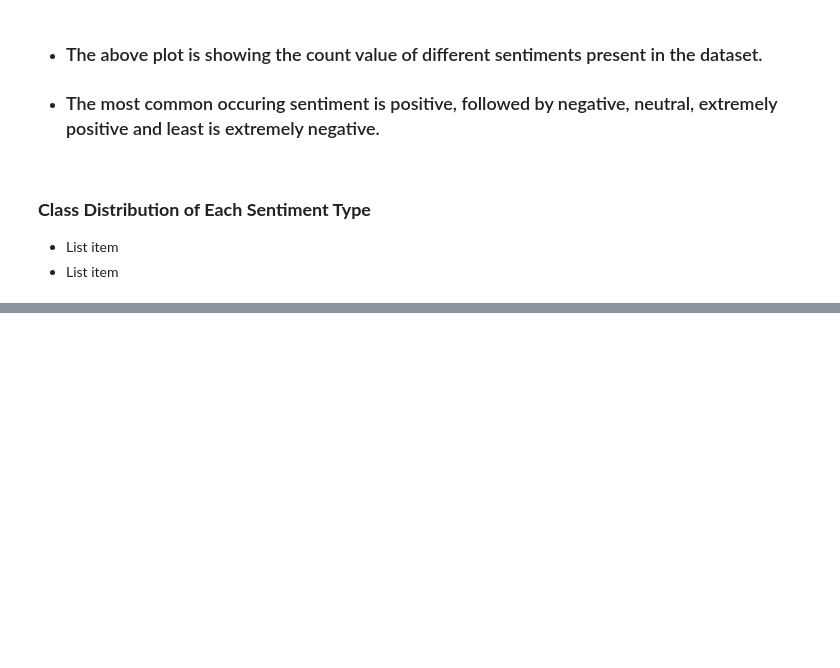
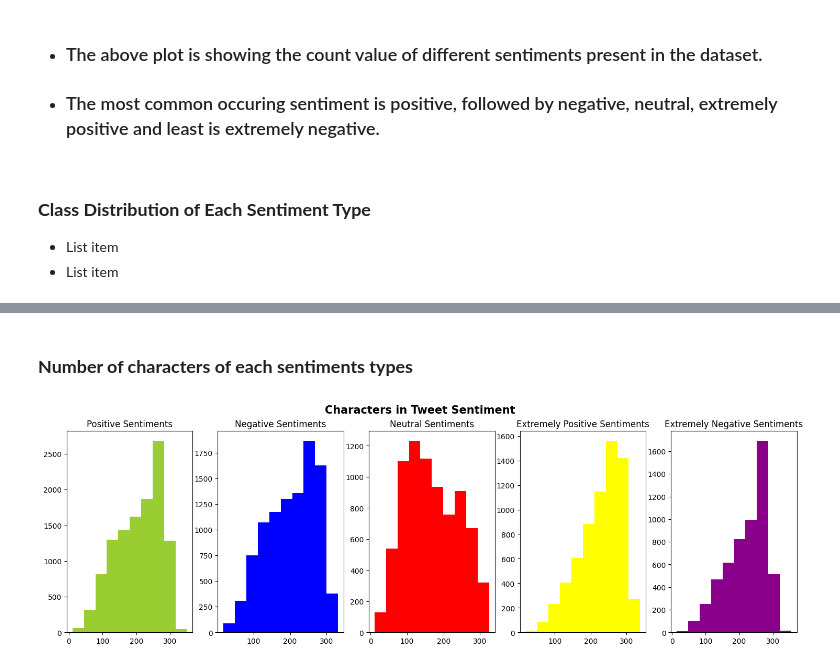
Before and after one commit to SachinYallapurkar/Coronavirus_Tweet_Sentiment_Analysis, a Jupyter notebook: Untitled15.ipynb, the cells around one changed output, grey strips where cells are left out. Cells and saved outputs as stored; diff of their text form; code cells hidden in the pictures; blank space fills up the shorter version.

```diff
--- a/Untitled15.ipynb
+++ b/Untitled15.ipynb
@@ -352,3 +352,11 @@ plt.show()
 
 *   List item
 *   List item
+# %%
+# Copying the dataframe
+tt_df = tweet_df.copy()
+# tt_df['OriginalTweet'] = tt_df['text']
+# %%
+# Creating the new column 'Text'
+tt_df['text'] = tt_df.OriginalTweet
+tt_df["text"] = tt_df["text"].astype(str)
@@ -354,0 +374,32 @@ plt.show()
+# %% [markdown]
+### **Number of characters of each sentiments types**
+# %%
+# Plot No - 6
+# Plotting the number of characters for each tweet sentiment types
+fig,(ax1,ax2,ax3,ax4,ax5)=plt.subplots(1,5,figsize=(18,5))
+tweet_len=tt_df[tt_df['Sentiment']=="Positive"]['text'].str.len()
+ax1.hist(tweet_len,color='yellowgreen')
+ax1.set_title('Positive Sentiments')
+
+tweet_len=tt_df[tt_df['Sentiment']=="Negative"]['text'].str.len()
+ax2.hist(tweet_len,color='blue')
+ax2.set_title('Negative Sentiments')
+
+tweet_len=tt_df[tt_df['Sentiment']=="Neutral"]['text'].str.len()
+ax3.hist(tweet_len,color='red')
+ax3.set_title('Neutral Sentiments')
+
+tweet_len=tt_df[tt_df['Sentiment']=="Extremely Positive"]['text'].str.len()
+ax4.hist(tweet_len,color='yellow')
+ax4.set_title('Extremely Positive Sentiments')
+
+tweet_len=tt_df[tt_df['Sentiment']=="Extremely Negative"]['text'].str.len()
+ax5.hist(tweet_len,color='darkmagenta')
+ax5.set_title('Extremely Negative Sentiments')
+
+
+fig.suptitle("Characters in Tweet Sentiment", size=15,fontweight="bold")
+# Showing the plot
+plt.show()
+# %% [output]
+[figure, added]
```
Also changed, not shown: parts of 2 cells of this notebook.
